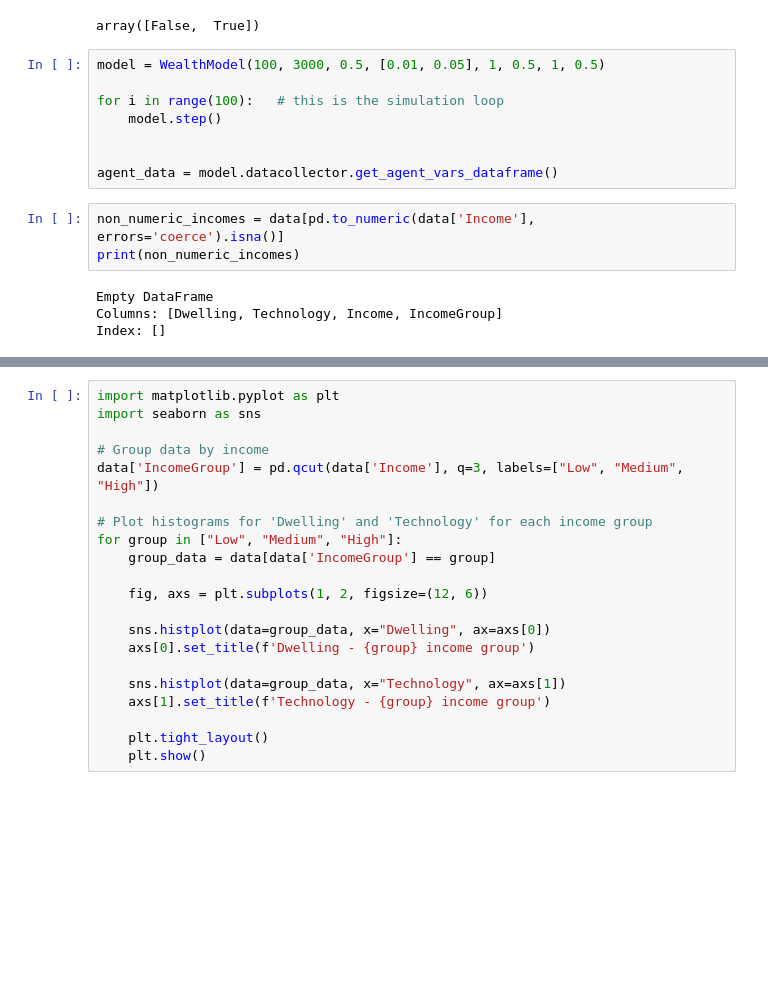
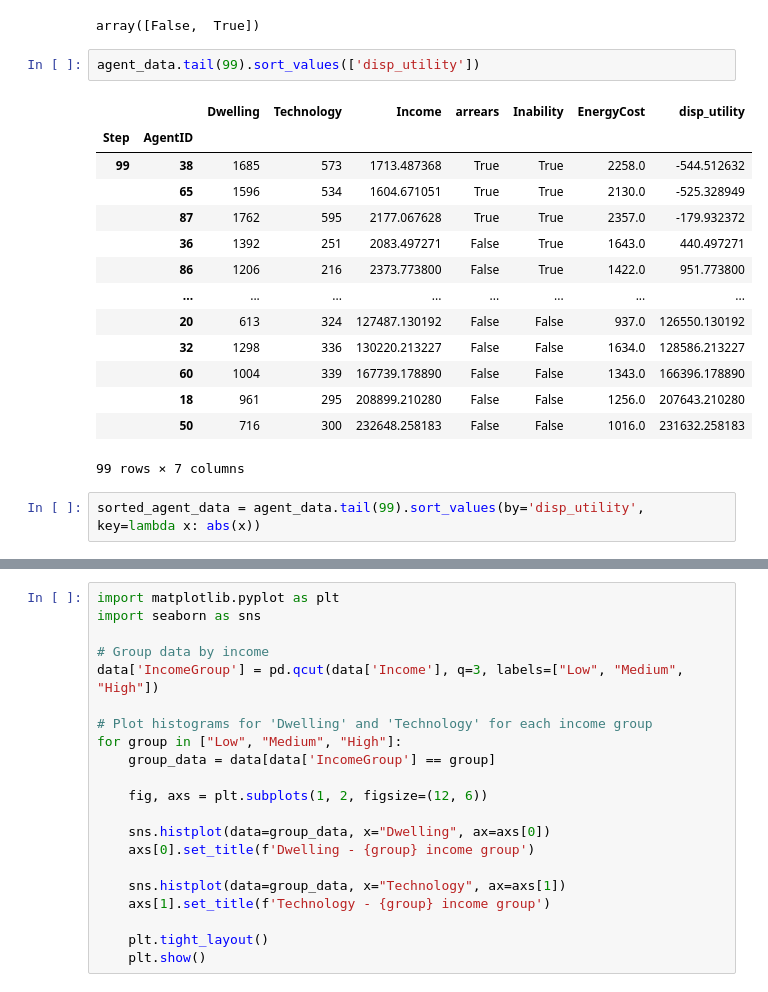
Before and after one commit to Ivanhoe731/ener_pov, a Jupyter notebook: my_own_model.ipynb, the cells around one changed output, grey strips where cells are left out. Saved outputs shown, nothing was run; the diff lists cells and outputs as text; blank space fills up the shorter version.

```diff
--- a/my_own_model.ipynb
+++ b/my_own_model.ipynb
@@ -183,18 +184,22 @@ agent_data = model.datacollector.get_agent_vars_dataframe()
 agent_data.Inability.unique()
 # %% [output]
 array([False,  True])
-# %%
-model = WealthModel(100, 3000, 0.5, [0.01, 0.05], 1, 0.5, 1, 0.5)
-
-for i in range(100):   # this is the simulation loop
-    model.step()
-
-
-agent_data = model.datacollector.get_agent_vars_dataframe()
-# %%
-non_numeric_incomes = data[pd.to_numeric(data['Income'], errors='coerce').isna()]
-print(non_numeric_incomes)
-# %% [output]
-Empty DataFrame
-Columns: [Dwelling, Technology, Income, IncomeGroup]
-Index: []
+# %%
+agent_data.tail(99).sort_values(['disp_utility'])
+# %% [output]
+|  |  | Dwelling | Technology | Income | arrears | Inability | EnergyCost | disp_utility |
+| Step | AgentID |  |  |  |  |  |  |  |
+| 99 | 38 | 1685 | 573 | 1713.487368 | True | True | 2258.0 | -544.512632 |
+|  | 65 | 1596 | 534 | 1604.671051 | True | True | 2130.0 | -525.328949 |
+|  | 87 | 1762 | 595 | 2177.067628 | True | True | 2357.0 | -179.932372 |
+|  | 36 | 1392 | 251 | 2083.497271 | False | True | 1643.0 | 440.497271 |
+|  | 86 | 1206 | 216 | 2373.773800 | False | True | 1422.0 | 951.773800 |
+|  | ... | ... | ... | ... | ... | ... | ... | ... |
+|  | 20 | 613 | 324 | 127487.130192 | False | False | 937.0 | 126550.130192 |
+|  | 32 | 1298 | 336 | 130220.213227 | False | False | 1634.0 | 128586.213227 |
+|  | 60 | 1004 | 339 | 167739.178890 | False | False | 1343.0 | 166396.178890 |
+|  | 18 | 961 | 295 | 208899.210280 | False | False | 1256.0 | 207643.210280 |
+|  | 50 | 716 | 300 | 232648.258183 | False | False | 1016.0 | 231632.258183 |
+99 rows × 7 columns
+# %%
+sorted_agent_data = agent_data.tail(99).sort_values(by='disp_utility', key=lambda x: abs(x))
```
Also changed, not shown: parts of 12 cells of this notebook, 6 other files.
